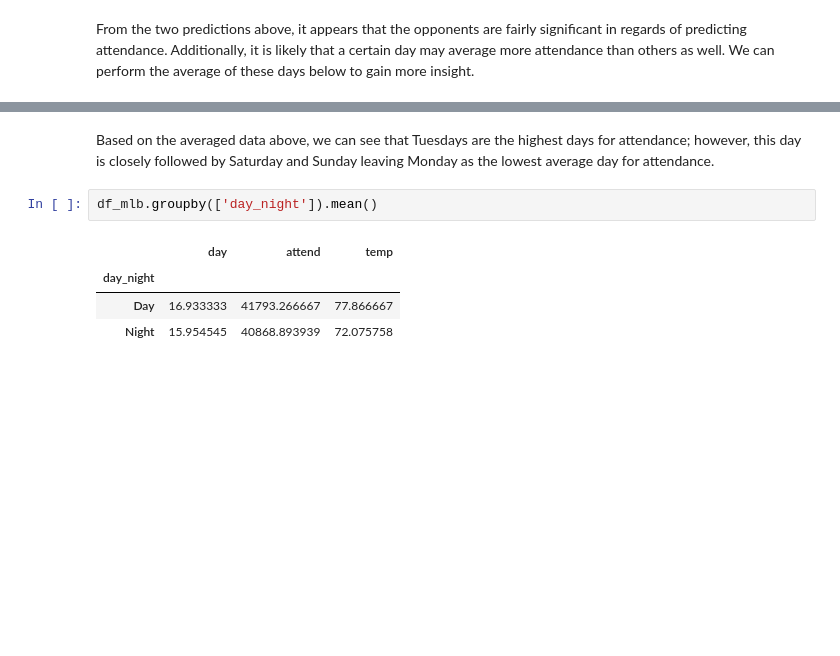
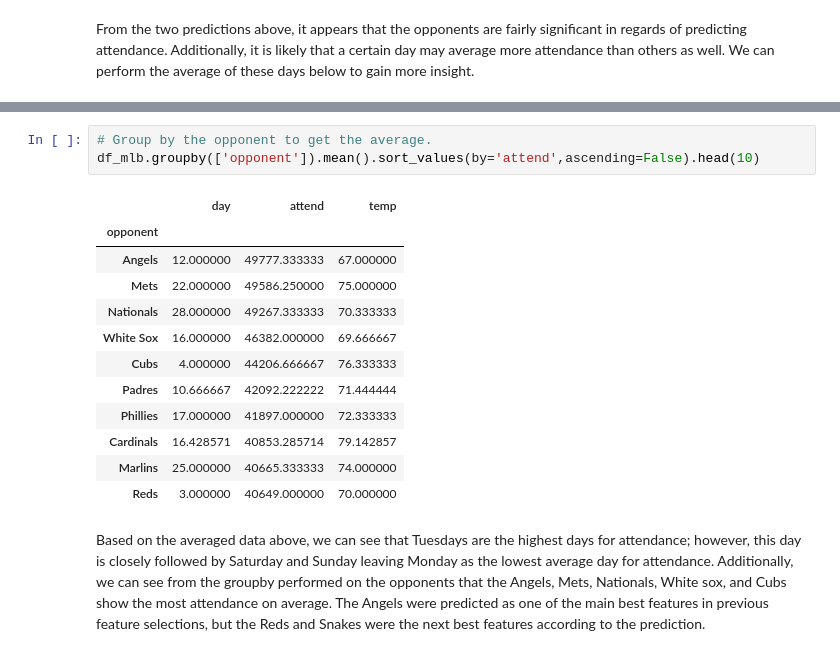
Before and after one commit to joshgreenert/Python-Projects, a Jupyter notebook: Predictive Analytics/Week_3/Assignment_3_JGreenert.ipynb, the cells around one changed output, grey strips where cells are left out. Drawn from its saved outputs; the diff is of its cells as text; blank space fills up the shorter version.

```diff
--- a/Predictive Analytics/Week_3/Assignment_2_JGreenert.ipynb
+++ b/Predictive Analytics/Week_3/Assignment_3_JGreenert.ipynb
@@ -286,9 +286,18 @@ df_mlb.groupby(['day_of_week']).mean()
+# %%
+# Group by the opponent to get the average.
+df_mlb.groupby(['opponent']).mean().sort_values(by='attend',ascending=False).head(10)
+# %% [output]
+|  | day | attend | temp |
+| opponent |  |  |  |
+| Angels | 12.000000 | 49777.333333 | 67.000000 |
+| Mets | 22.000000 | 49586.250000 | 75.000000 |
+| Nationals | 28.000000 | 49267.333333 | 70.333333 |
+| White Sox | 16.000000 | 46382.000000 | 69.666667 |
+| Cubs | 4.000000 | 44206.666667 | 76.333333 |
+| Padres | 10.666667 | 42092.222222 | 71.444444 |
+| Phillies | 17.000000 | 41897.000000 | 72.333333 |
+| Cardinals | 16.428571 | 40853.285714 | 79.142857 |
+| Marlins | 25.000000 | 40665.333333 | 74.000000 |
+| Reds | 3.000000 | 40649.000000 | 70.000000 |
 # %% [markdown]
-Based on the averaged data above, we can see that Tuesdays are the highest days for attendance; however, this day is closely followed by Saturday and Sunday leaving Monday as the lowest average day for attendance.
+Based on the averaged data above, we can see that Tuesdays are the highest days for attendance; however, this day is closely followed by Saturday and Sunday leaving Monday as the lowest average day for attendance.  Additionally, we can see from the groupby performed on the opponents that the Angels, Mets, Nationals, White sox, and Cubs show the most attendance on average.  The Angels were predicted as one of the main best features in previous feature selections, but the Reds and Snakes were the next best features according to the prediction.
-# %%
-df_mlb.groupby(['day_night']).mean()
-# %% [output]
-|  | day | attend | temp |
-| day_night |  |  |  |
-| Day | 16.933333 | 41793.266667 | 77.866667 |
-| Night | 15.954545 | 40868.893939 | 72.075758 |
```
Also changed, not shown: parts of 5 cells of this notebook.
